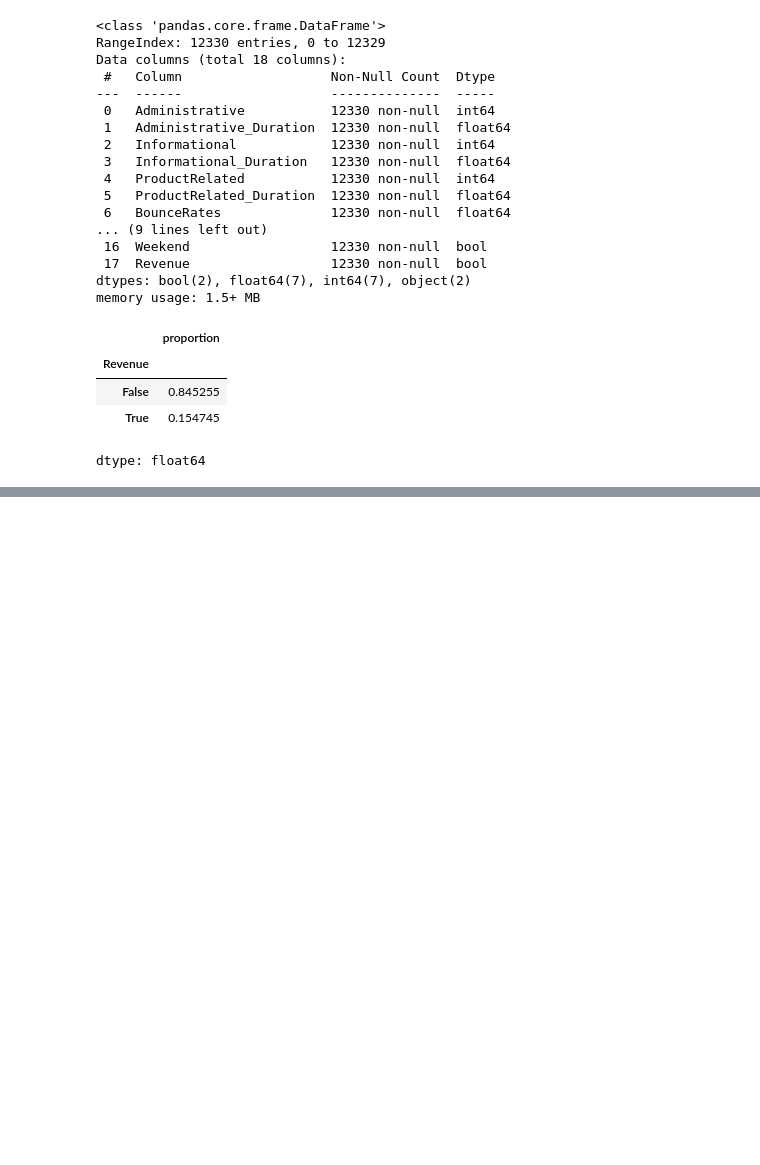
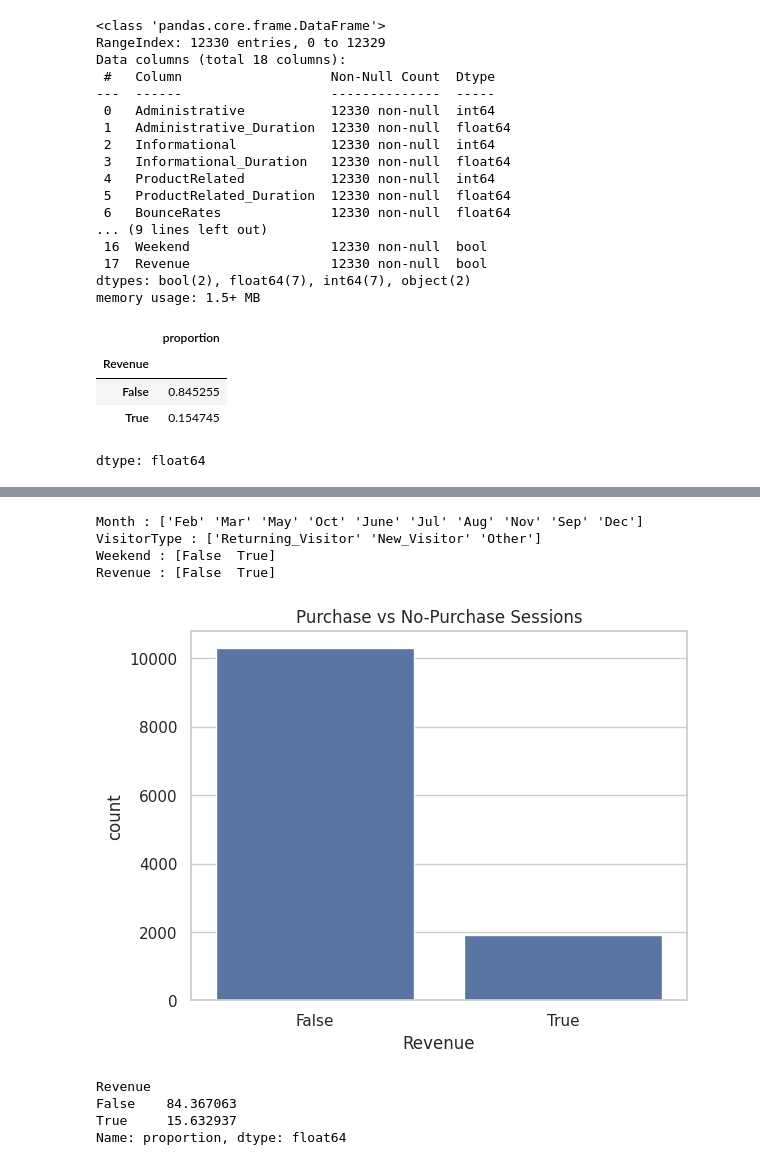
Before and after one commit to hetalsharmaaa/perzonix, a Jupyter notebook: shoppersintent.ipynb, the cells around one changed output, grey strips where cells are left out. Drawn from its saved outputs; the diff is of its cells as text; code cells hidden in the pictures; blank space fills up the shorter version.

```diff
--- a/shoppersintent.ipynb
+++ b/shoppersintent.ipynb
@@ -54,0 +109,20 @@ dtype: float64
+# %%
+for col in ["Month", "VisitorType", "Weekend", "Revenue"]:
+    print(col, ":", df[col].unique())
+# %% [output]
+Month : ['Feb' 'Mar' 'May' 'Oct' 'June' 'Jul' 'Aug' 'Nov' 'Sep' 'Dec']
+VisitorType : ['Returning_Visitor' 'New_Visitor' 'Other']
+Weekend : [False  True]
+Revenue : [False  True]
+# %%
+sns.countplot(x="Revenue", data=df)
+plt.title("Purchase vs No-Purchase Sessions")
+plt.show()
+
+print(df["Revenue"].value_counts(normalize=True) * 100)
+# %% [output]
+[figure, added]
+Revenue
+False    84.367063
+True     15.632937
+Name: proportion, dtype: float64
```
Also changed, not shown: parts of 7 cells of this notebook.
